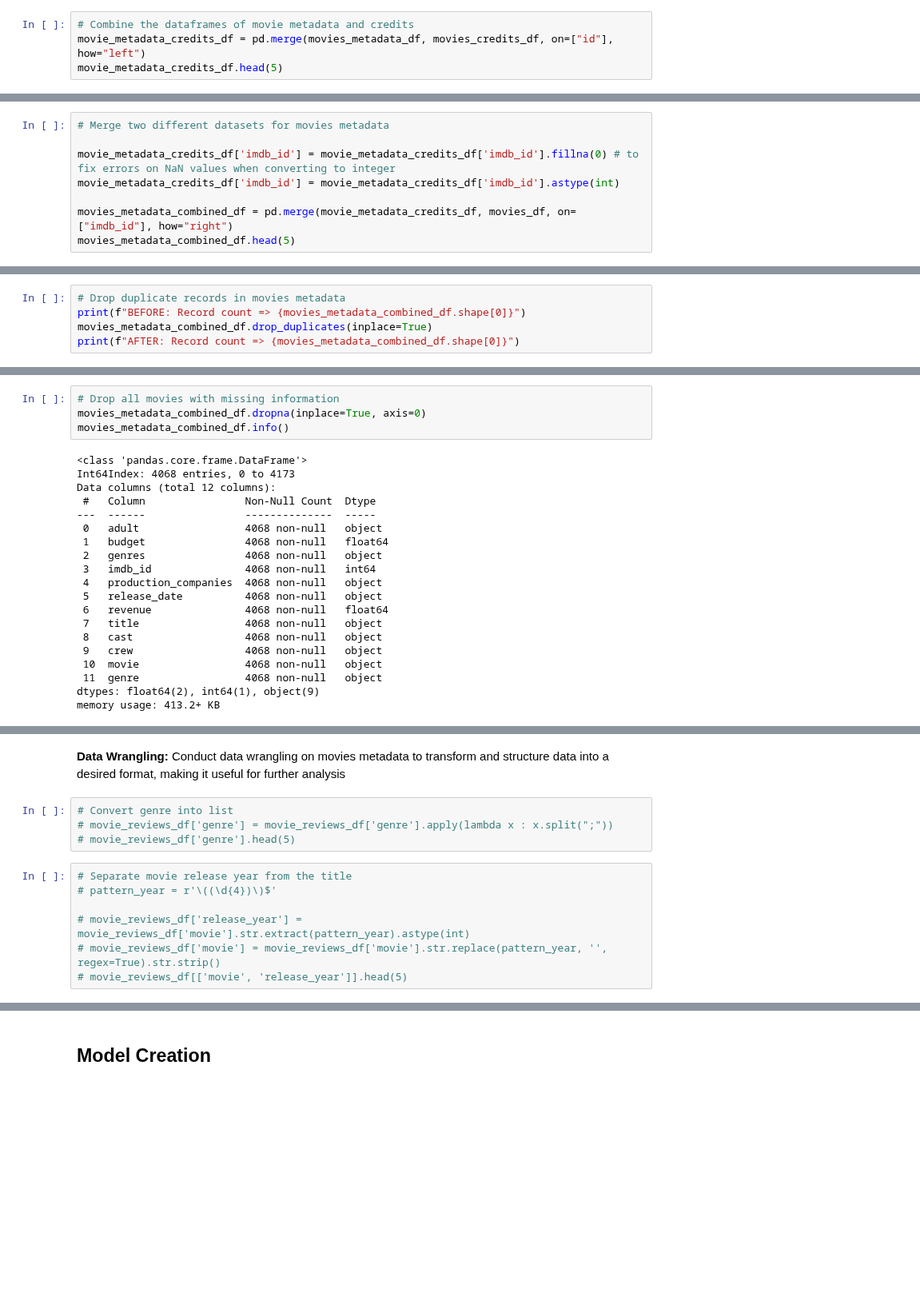
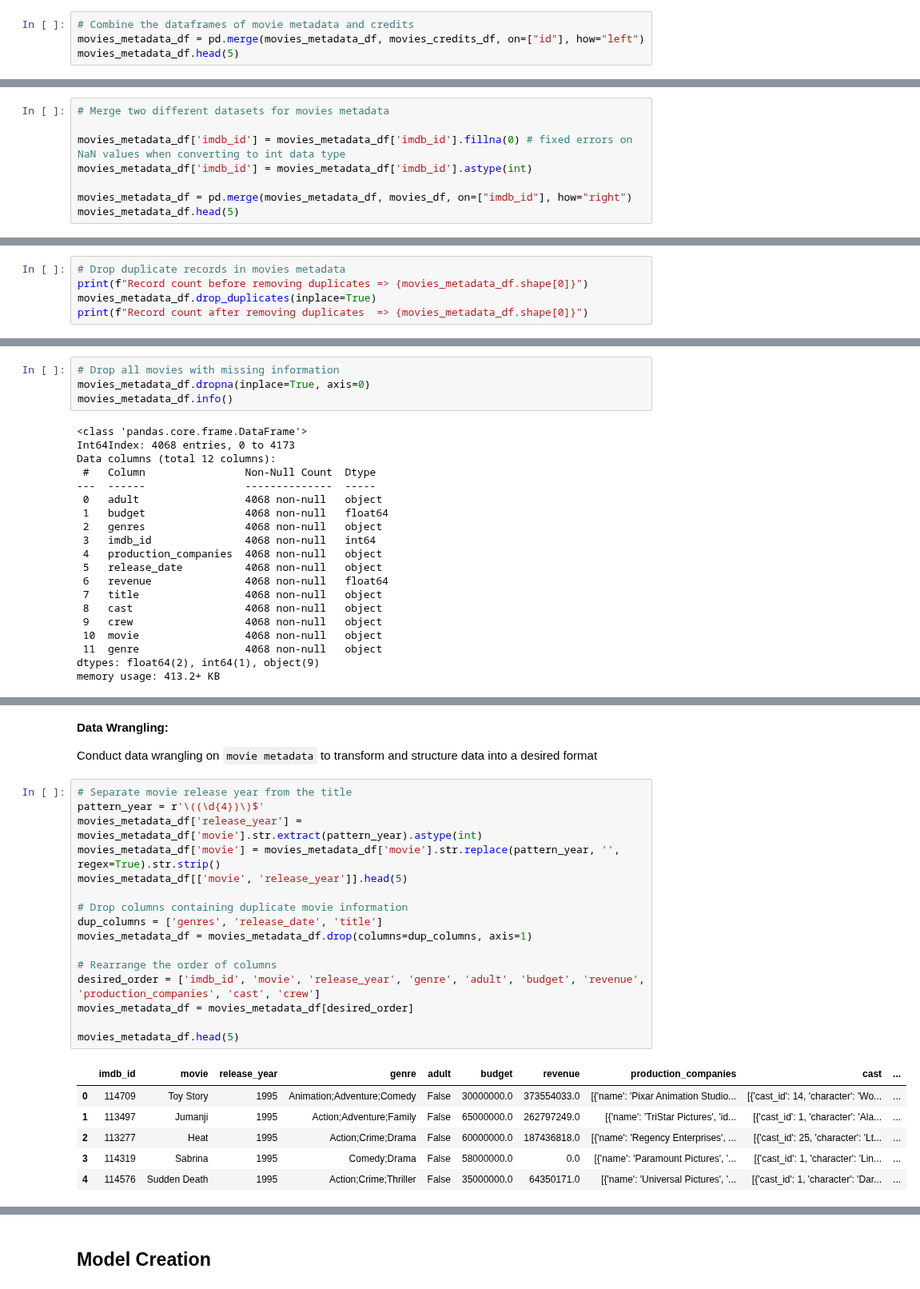
Before and after one commit to abccastro/Movie-Sentiment-Analysis, a Jupyter notebook: Movie Sentiment Analysis.ipynb, the cells around one changed output, grey strips where cells are left out. Shown at 80% size. Cells and saved outputs as stored; diff of their text form; blank space fills up the shorter version.

Commit message:
added steps on EDA like removal of duplicates and data wrangling (partial codes)

```diff
--- a/Movie Sentiment Analysis.ipynb
+++ b/Movie Sentiment Analysis.ipynb
@@ -50,8 +51,8 @@ movies_credits_df.head(5)
 | 4 | [{'cast_id': 1, 'character': 'Geo... | [{'credit_id': '52fe44959251416c7... | 11862 |
 # %%
 # Combine the dataframes of movie metadata and credits
-movie_metadata_credits_df = pd.merge(movies_metadata_df, movies_credits_df, on=["id"], how="left")
-movie_metadata_credits_df.head(5)
+movies_metadata_df = pd.merge(movies_metadata_df, movies_credits_df, on=["id"], how="left")
+movies_metadata_df.head(5)
 # %% [output]
 |  | adult | belongs_to_collection | budget | genres | homepage | id | imdb_id | original_language | ... |
 | 0 | False | {'id': 10194, 'name': 'Toy Story ... | 30000000 | [{'id': 16, 'name': 'Animation'},... | http://toystory.disney.com/toy-story | 862 | tt0114709 | en | ... |
@@ -125,11 +126,11 @@ movies_df.head(5)
 # %%
 # Merge two different datasets for movies metadata
 
-movie_metadata_credits_df['imdb_id'] = movie_metadata_credits_df['imdb_id'].fillna(0) # to fix errors on NaN values when converting to integer
-movie_metadata_credits_df['imdb_id'] = movie_metadata_credits_df['imdb_id'].astype(int)
+movies_metadata_df['imdb_id'] = movies_metadata_df['imdb_id'].fillna(0) # fixed errors on NaN values when converting to int data type
+movies_metadata_df['imdb_id'] = movies_metadata_df['imdb_id'].astype(int)
 
-movies_metadata_combined_df = pd.merge(movie_metadata_credits_df, movies_df, on=["imdb_id"], how="right")
-movies_metadata_combined_df.head(5)
+movies_metadata_df = pd.merge(movies_metadata_df, movies_df, on=["imdb_id"], how="right")
+movies_metadata_df.head(5)
 # %% [output]
 |  | adult | budget | genres | imdb_id | production_companies | release_date | revenue | title | cast | ... |
 | 0 | False | 30000000.0 | [{'id': 16, 'name': 'Animation'},... | 114709 | [{'name': 'Pixar Animation Studio... | 10/30/1995 | 373554033.0 | Toy Story | [{'cast_id': 14, 'character': 'Wo... | ... |
@@ -184,7 +186,7 @@ movie_reviews_df.head(5)
 Check and resolve duplicate records
 # %%
 # Drop duplicate records in movies metadata
-print(f"BEFORE: Record count => {movies_metadata_combined_df.shape[0]}")
-movies_metadata_combined_df.drop_duplicates(inplace=True)
-print(f"AFTER: Record count => {movies_metadata_combined_df.shape[0]}")
+print(f"Record count before removing duplicates => {movies_metadata_df.shape[0]}")
+movies_metadata_df.drop_duplicates(inplace=True)
+print(f"Record count after removing duplicates  => {movies_metadata_df.shape[0]}")
 # %% [output]
@@ -227,8 +229,8 @@ movies_metadata_combined_df[movies_metadata_combined_df['title'].isna()]
 | 3793 | NaN | NaN | NaN | 1937390 | NaN | NaN | NaN | NaN | NaN | ... |
 # %%
 # Drop all movies with missing information
-movies_metadata_combined_df.dropna(inplace=True, axis=0)
-movies_metadata_combined_df.info()
+movies_metadata_df.dropna(inplace=True, axis=0)
+movies_metadata_df.info()
 # %% [output]
 <class 'pandas.core.frame.DataFrame'>
 Int64Index: 4068 entries, 0 to 4173
@@ -304,13 +281,27 @@ memory usage: 49.7+ MB
 # %% [markdown]
-__Data Wrangling:__ Conduct data wrangling on movies metadata to transform and structure data into a desired format, making it useful for further analysis
+__Data Wrangling:__
+
+Conduct data wrangling on `movie metadata` to transform and structure data into a desired format
-# %%
-# Convert genre into list
-# movie_reviews_df['genre'] = movie_reviews_df['genre'].apply(lambda x : x.split(";"))
-# movie_reviews_df['genre'].head(5)
 # %%
 # Separate movie release year from the title
-# pattern_year = r'\((\d{4})\)$'
+pattern_year = r'\((\d{4})\)$'
+movies_metadata_df['release_year'] = movies_metadata_df['movie'].str.extract(pattern_year).astype(int)
+movies_metadata_df['movie'] = movies_metadata_df['movie'].str.replace(pattern_year, '', regex=True).str.strip()
+movies_metadata_df[['movie', 'release_year']].head(5)
 
-# movie_reviews_df['release_year'] = movie_reviews_df['movie'].str.extract(pattern_year).astype(int)
-# movie_reviews_df['movie'] = movie_reviews_df['movie'].str.replace(pattern_year, '', regex=True).str.strip()
-# movie_reviews_df[['movie', 'release_year']].head(5)
+# Drop columns containing duplicate movie information
+dup_columns = ['genres', 'release_date', 'title']
+movies_metadata_df = movies_metadata_df.drop(columns=dup_columns, axis=1)
+
+# Rearrange the order of columns
+desired_order = ['imdb_id', 'movie', 'release_year', 'genre', 'adult', 'budget', 'revenue', 'production_companies', 'cast', 'crew']
+movies_metadata_df = movies_metadata_df[desired_order]
+
+movies_metadata_df.head(5)
+# %% [output]
+|  | imdb_id | movie | release_year | genre | adult | budget | revenue | production_companies | cast | ... |
+| 0 | 114709 | Toy Story | 1995 | Animation;Adventure;Comedy | False | 30000000.0 | 373554033.0 | [{'name': 'Pixar Animation Studio... | [{'cast_id': 14, 'character': 'Wo... | ... |
+| 1 | 113497 | Jumanji | 1995 | Action;Adventure;Family | False | 65000000.0 | 262797249.0 | [{'name': 'TriStar Pictures', 'id... | [{'cast_id': 1, 'character': 'Ala... | ... |
+| 2 | 113277 | Heat | 1995 | Action;Crime;Drama | False | 60000000.0 | 187436818.0 | [{'name': 'Regency Enterprises', ... | [{'cast_id': 25, 'character': 'Lt... | ... |
+| 3 | 114319 | Sabrina | 1995 | Comedy;Drama | False | 58000000.0 | 0.0 | [{'name': 'Paramount Pictures', '... | [{'cast_id': 1, 'character': 'Lin... | ... |
+| 4 | 114576 | Sudden Death | 1995 | Action;Crime;Thriller | False | 35000000.0 | 64350171.0 | [{'name': 'Universal Pictures', '... | [{'cast_id': 1, 'character': 'Dar... | ... |
```
Also changed, not shown: parts of 24 cells of this notebook, 2 other files.
